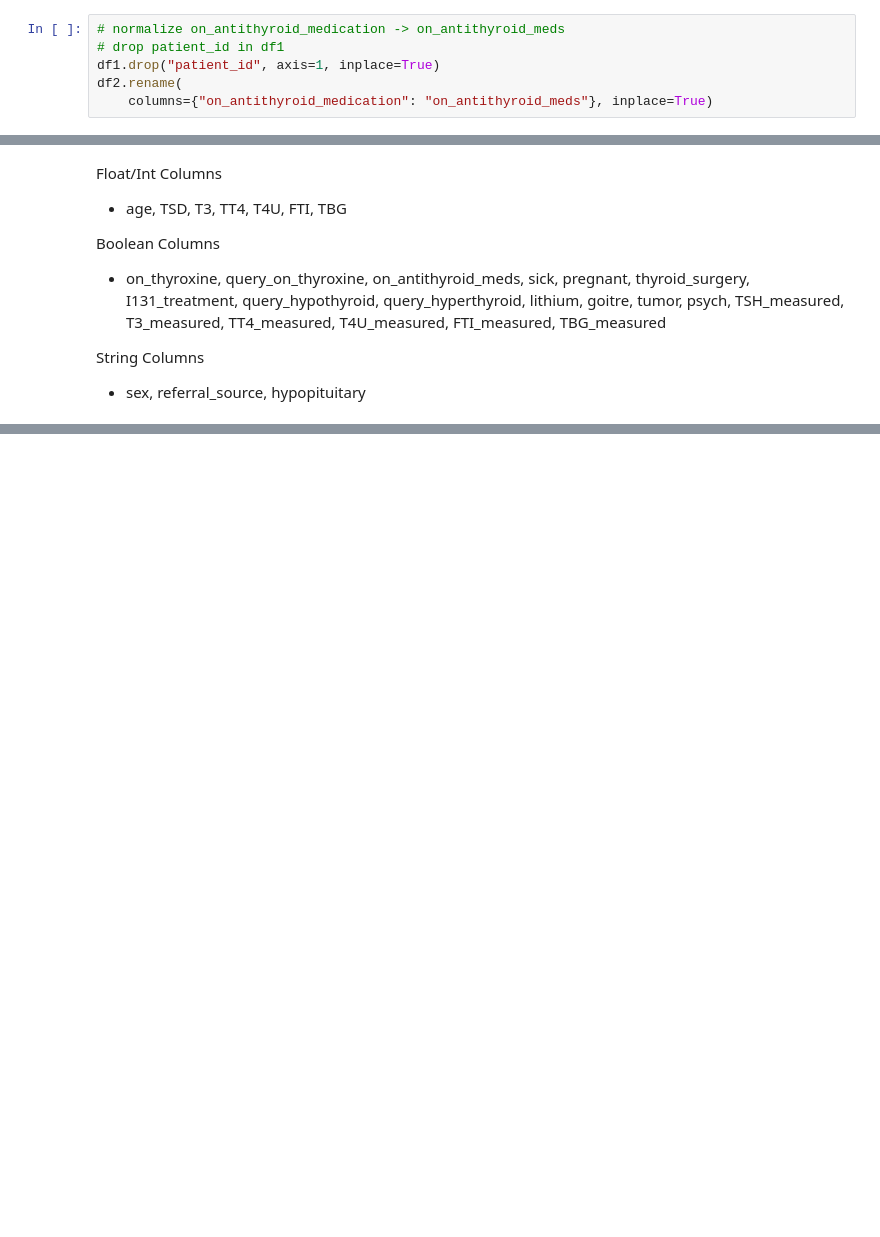
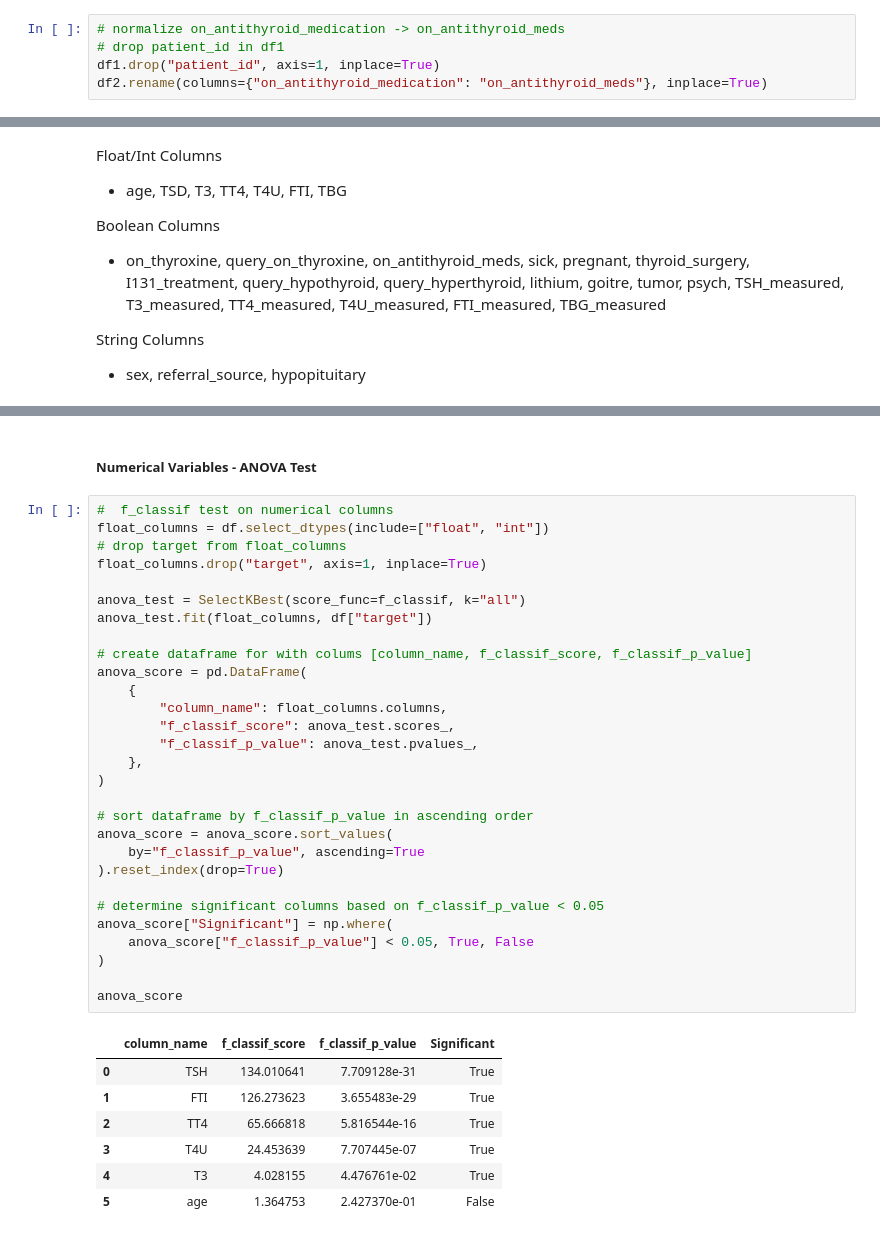
Before and after one commit to khorzhenwin/thigh-roids, a Jupyter notebook: EDA.ipynb, the cells around one changed output, grey strips where cells are left out. Drawn from its saved outputs; the diff is of its cells as text; blank space fills up the shorter version.

```diff
--- a/EDA.ipynb
+++ b/EDA.ipynb
@@ -78,8 +78,7 @@ print(len(set(df2.columns) - set(df1.columns)))
 # normalize on_antithyroid_medication -> on_antithyroid_meds
 # drop patient_id in df1
 df1.drop("patient_id", axis=1, inplace=True)
-df2.rename(
-    columns={"on_antithyroid_medication": "on_antithyroid_meds"}, inplace=True)
+df2.rename(columns={"on_antithyroid_medication": "on_antithyroid_meds"}, inplace=True)
 # %%
 # number of columns in df1 and df2
 print(len(df1.columns))
@@ -402,0 +307,39 @@ feature_df
+# %% [markdown]
+##### Numerical Variables - ANOVA Test
+# %%
+#  f_classif test on numerical columns
+float_columns = df.select_dtypes(include=["float", "int"])
+# drop target from float_columns
+float_columns.drop("target", axis=1, inplace=True)
+
+anova_test = SelectKBest(score_func=f_classif, k="all")
+anova_test.fit(float_columns, df["target"])
+
+# create dataframe for with colums [column_name, f_classif_score, f_classif_p_value]
+anova_score = pd.DataFrame(
+    {
+        "column_name": float_columns.columns,
+        "f_classif_score": anova_test.scores_,
+        "f_classif_p_value": anova_test.pvalues_,
+    },
+)
+
+# sort dataframe by f_classif_p_value in ascending order
+anova_score = anova_score.sort_values(
+    by="f_classif_p_value", ascending=True
+).reset_index(drop=True)
+
+# determine significant columns based on f_classif_p_value < 0.05
+anova_score["Significant"] = np.where(
+    anova_score["f_classif_p_value"] < 0.05, True, False
+)
+
+anova_score
+# %% [output]
+|  | column_name | f_classif_score | f_classif_p_value | Significant |
+| 0 | TSH | 134.010641 | 7.709128e-31 | True |
+| 1 | FTI | 126.273623 | 3.655483e-29 | True |
+| 2 | TT4 | 65.666818 | 5.816544e-16 | True |
+| 3 | T4U | 24.453639 | 7.707445e-07 | True |
+| 4 | T3 | 4.028155 | 4.476761e-02 | True |
+| 5 | age | 1.364753 | 2.427370e-01 | False |
```
Also changed, not shown: parts of 17 cells of this notebook.
